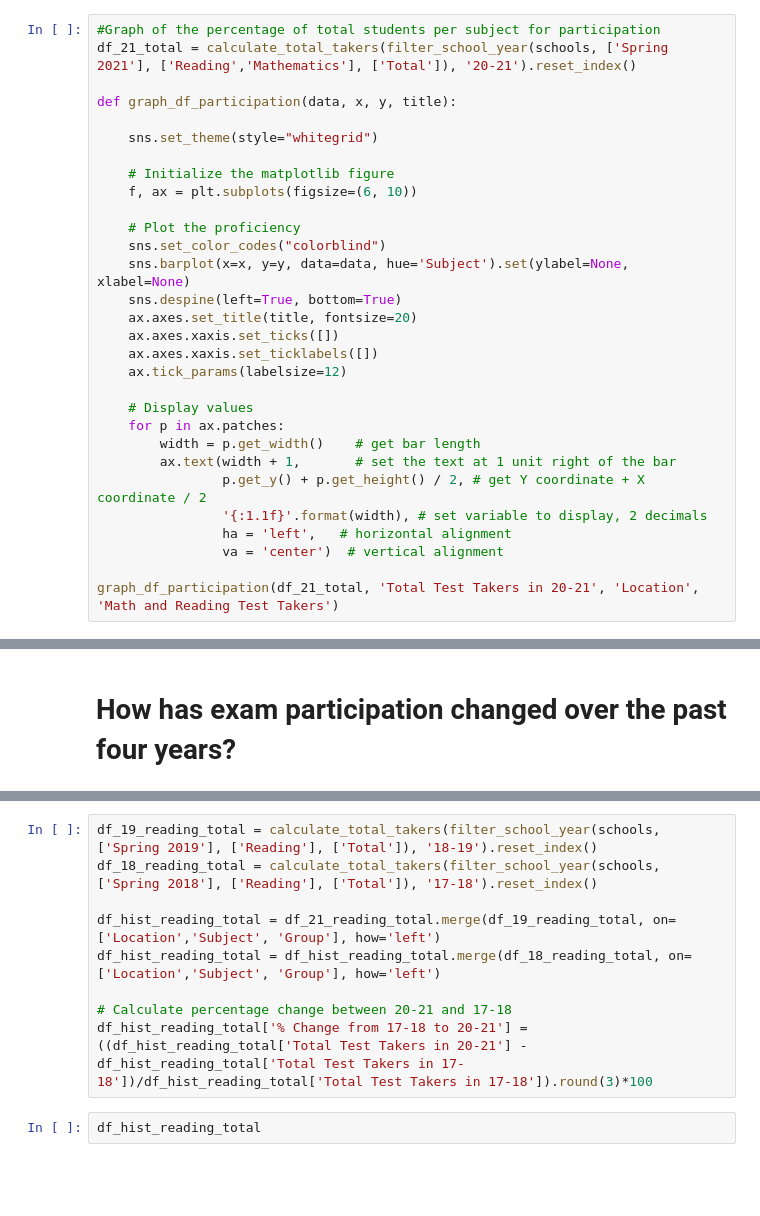
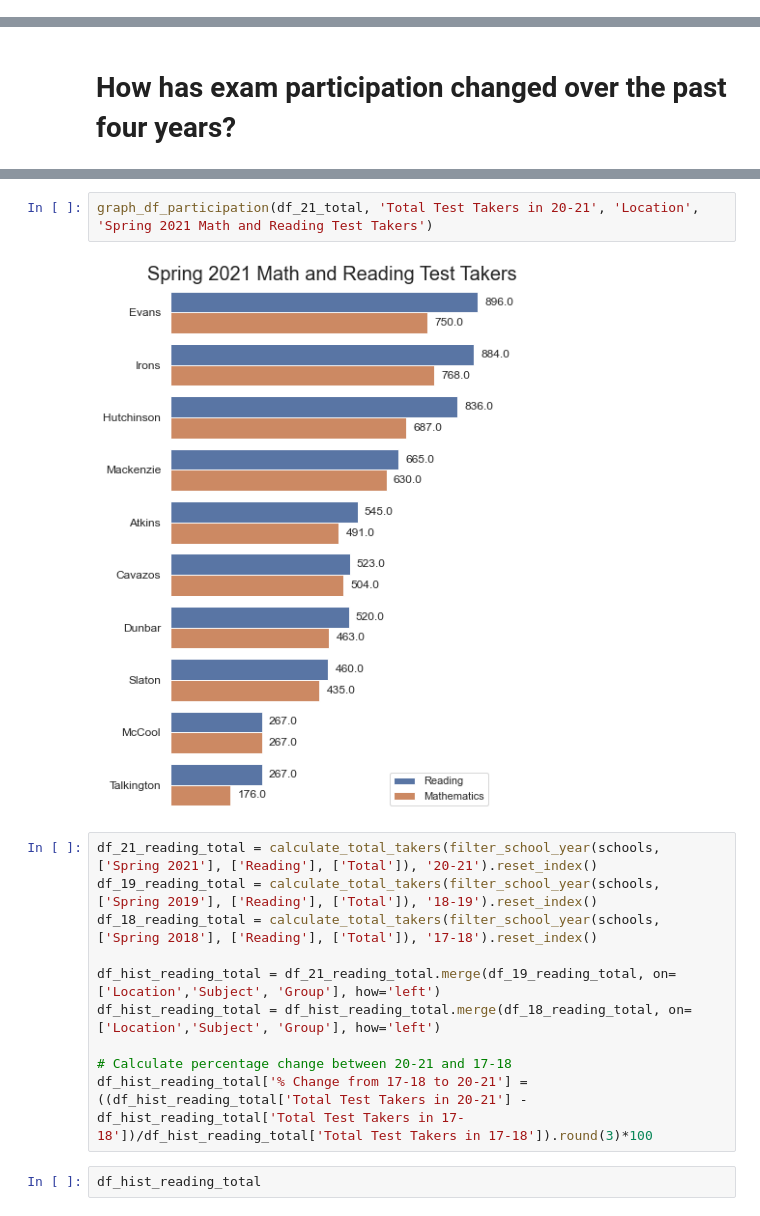
Before and after one commit to rajaridgway/lubbock-analysis, a Jupyter notebook: lubbock.ipynb, the cells around one changed output, grey strips where cells are left out. Saved outputs shown, nothing was run; the diff lists cells and outputs as text; blank space fills up the shorter version.

```diff
--- a/lubbock.ipynb
+++ b/lubbock.ipynb
@@ -694,30 +852,0 @@ df_21_reading_total
-# %%
-#Graph of the percentage of total students per subject for participation
-df_21_total = calculate_total_takers(filter_school_year(schools, ['Spring 2021'], ['Reading','Mathematics'], ['Total']), '20-21').reset_index()
-
-def graph_df_participation(data, x, y, title):
-
-    sns.set_theme(style="whitegrid")
-
-    # Initialize the matplotlib figure
-    f, ax = plt.subplots(figsize=(6, 10))
-
-    # Plot the proficiency
-    sns.set_color_codes("colorblind")
-    sns.barplot(x=x, y=y, data=data, hue='Subject').set(ylabel=None, xlabel=None)
-    sns.despine(left=True, bottom=True)
-    ax.axes.set_title(title, fontsize=20)
-    ax.axes.xaxis.set_ticks([])
-    ax.axes.xaxis.set_ticklabels([])
-    ax.tick_params(labelsize=12)
-
-    # Display values
-    for p in ax.patches:
-        width = p.get_width()    # get bar length
-        ax.text(width + 1,       # set the text at 1 unit right of the bar
-                p.get_y() + p.get_height() / 2, # get Y coordinate + X coordinate / 2
-                '{:1.1f}'.format(width), # set variable to display, 2 decimals
-                ha = 'left',   # horizontal alignment
-                va = 'center')  # vertical alignment
-
-graph_df_participation(df_21_total, 'Total Test Takers in 20-21', 'Location', 'Math and Reading Test Takers')
@@ -946,4 +1036,9 @@ df_hist_math_total
+# %%
+graph_df_participation(df_21_total, 'Total Test Takers in 20-21', 'Location', 'Spring 2021 Math and Reading Test Takers')
+# %% [output]
+[figure, added]
 # %%
+df_21_reading_total = calculate_total_takers(filter_school_year(schools, ['Spring 2021'], ['Reading'], ['Total']), '20-21').reset_index()
 df_19_reading_total = calculate_total_takers(filter_school_year(schools, ['Spring 2019'], ['Reading'], ['Total']), '18-19').reset_index()
 df_18_reading_total = calculate_total_takers(filter_school_year(schools, ['Spring 2018'], ['Reading'], ['Total']), '17-18').reset_index()
 
```
Also changed, not shown: parts of 45 cells of this notebook.
